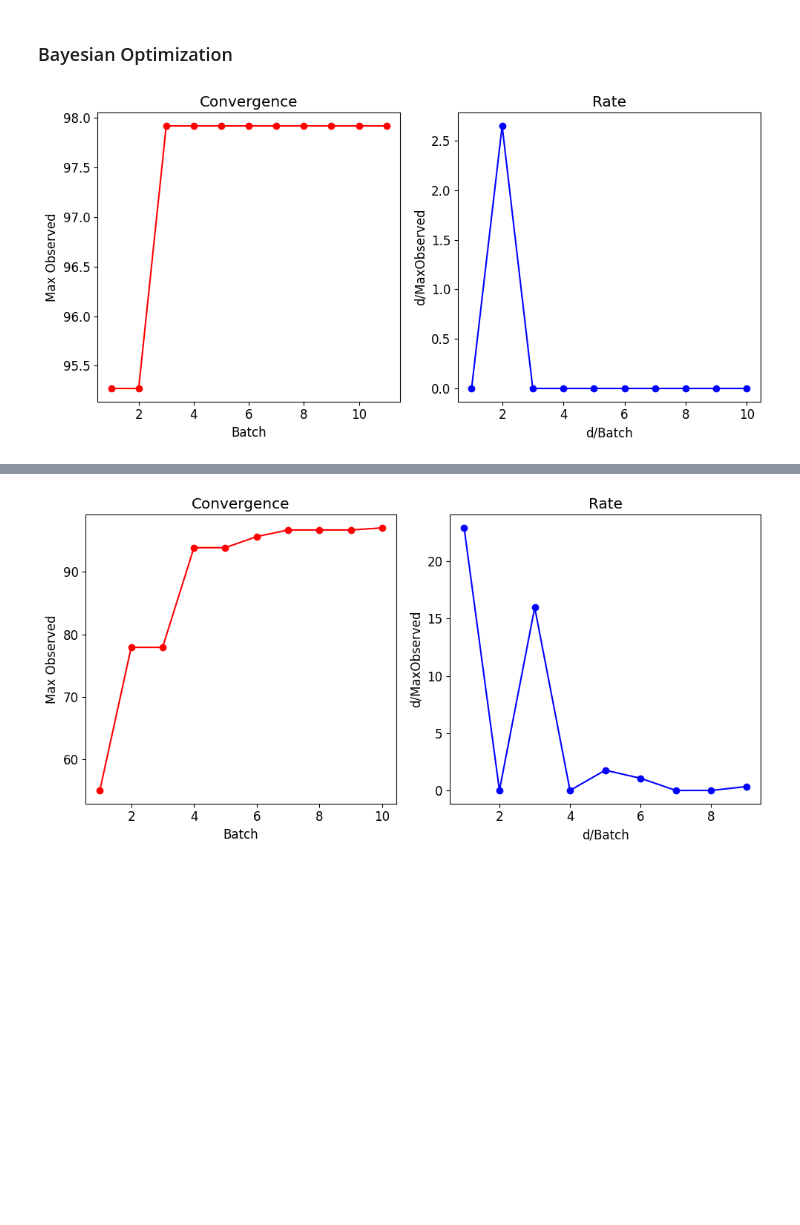
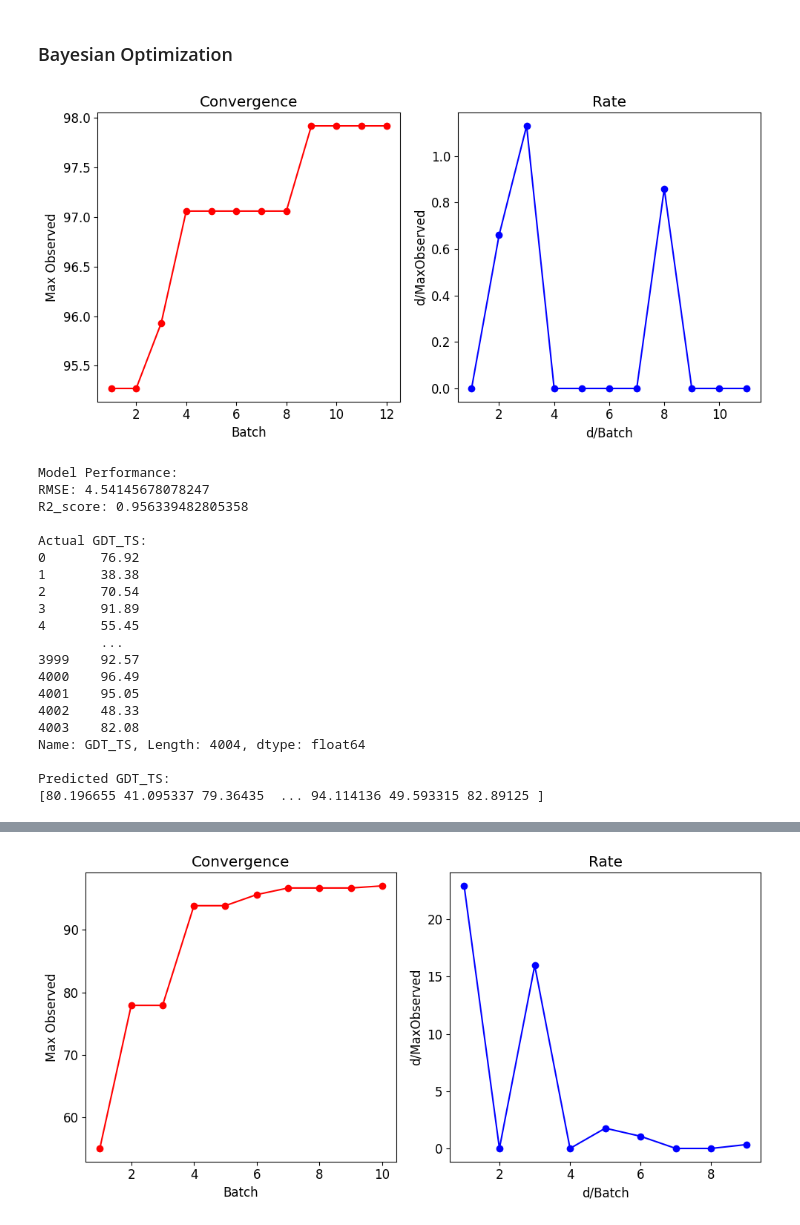
Before and after one commit to kemontei/l48-project, a Jupyter notebook: code/BO_L48_project.ipynb, the cells around one changed output, grey strips where cells are left out. Drawn from its saved outputs; the diff is of its cells as text; code cells hidden in the pictures; blank space fills up the shorter version.

Commit message:
ran more experiments on CASP15

```diff
--- a/code/BO_L48_project.ipynb
+++ b/code/BO_L48_project.ipynb
@@ -85,16 +71,58 @@ from edbo.bro import BO
 # TODO: play around with the surrogate model and use to instantiate BO
 
 # Instantiate edbo.bro.BO
-bo = BO(exindex=casp15.data,                      # Experiment index to look up results from
+bo = BO(exindex=casp15.data,                        # Experiment index to look up results from
         domain=casp15.data.drop('GDT_TS', axis=1),  # Reaction space
-        batch_size=12,                          # Choose 20 experiments on each iteraiton
-        acquisition_function='EI',              # Use expected improvement
-        fast_comp=True)                         # Speed up the simulations using gpytorch's fast computation features
+        batch_size=12,                              # Choose 20 experiments on each iteraiton
+        acquisition_function='TS',                  # Use expected improvement
+        fast_comp=True)                             # Speed up the simulations using gpytorch's fast computation features
 
 # Run simulation
 bo.simulate(iterations=9, seed=0)
-
-# Plot convergence
-bo.plot_convergence()
-# %% [output]
-[figure, removed]
+# %%
+import matplotlib.pyplot as plt
+from edbo.math_utils import model_performance
+
+# Plot convergence
+bo.plot_convergence()
+
+acq_summary = bo.acquisition_summary()
+
+# predicted GDT_TS
+GDT_TS_pred_mu = bo.obj.scaler.unstandardize(bo.model.predict(bo.obj.domain)) # GP posterior mean
+GDT_TS_pred_var = np.sqrt(bo.model.variance(bo.obj.domain)) * bo.obj.scaler.std * 2 # GP posterior variance
+
+# true GDT_TS
+GDT_TS_actual = casp15.data['GDT_TS']
+
+RMSE, R2_score = model_performance(GDT_TS_pred_mu, GDT_TS_actual)
+
+print(f"Model Performance:\nRMSE: {RMSE}\nR2_score: {R2_score}")
+
+print("\nActual GDT_TS:")
+print(GDT_TS_actual)
+
+print("\nPredicted GDT_TS:")
+print(GDT_TS_pred_mu)
+# %% [output]
+[figure, added]
+Model Performance:
+RMSE: 4.54145678078247
+R2_score: 0.956339482805358
+
+Actual GDT_TS:
+0       76.92
+1       38.38
+2       70.54
+3       91.89
+4       55.45
+        ...
+3999    92.57
+4000    96.49
+4001    95.05
+4002    48.33
+4003    82.08
+Name: GDT_TS, Length: 4004, dtype: float64
+
+Predicted GDT_TS:
+[80.196655 41.095337 79.36435  ... 94.114136 49.593315 82.89125 ]
```
Also changed, not shown: parts of 6 cells of this notebook, 1 other file.
